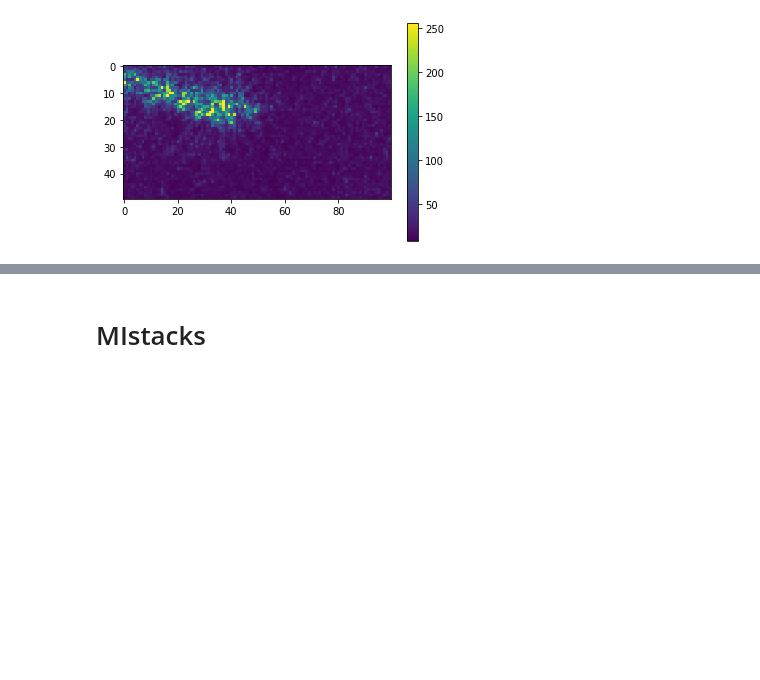
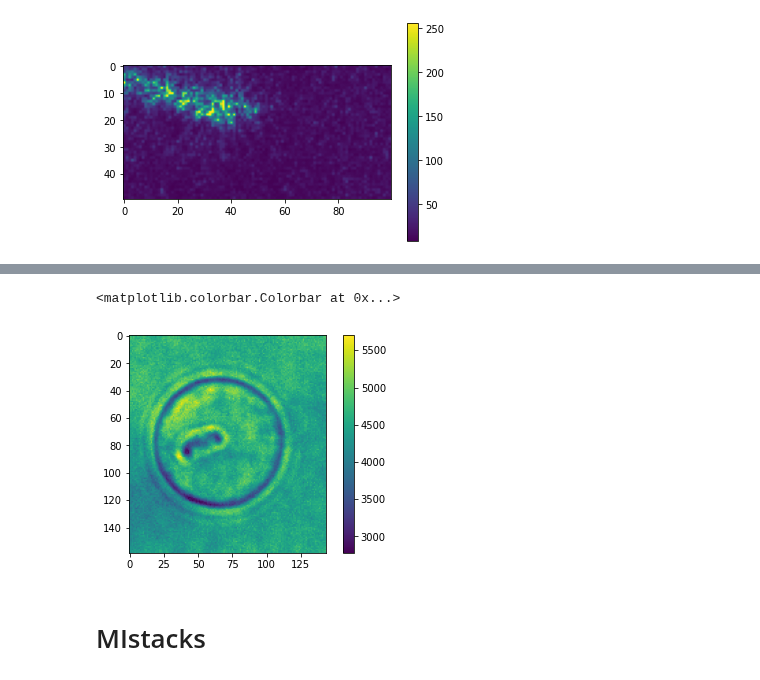
Before and after one commit to steaime/DSHpy, a Jupyter notebook: tutorial1_mifiles.ipynb, the cells around one changed output, grey strips where cells are left out. Saved outputs shown, nothing was run; the diff lists cells and outputs as text; code cells hidden in the pictures; blank space fills up the shorter version.

Commit message:
MIfile tutorial updated
tutorial updated with example for 16bit MIfile of given endianness

```diff
--- a/tutorial1_mifiles.ipynb
+++ b/tutorial1_mifiles.ipynb
@@ -141,0 +169,4 @@ plt.colorbar()
+# %%
+fname_16bit = os.path.join(froot, 'MIfile_16bit.dat')
+metadata_16bit_fname = os.path.join(froot, 'metadata_16bit.ini')
+mi_file_16bit = MI.MIfile(fname_16bit, metadata_16bit_fname)
@@ -142,3 +185,11 @@ plt.colorbar()
+# %%
+mi_file_16bit.OpenForReading()
+sample_ROI16bit = mi_file_16bit.GetImage(0)
+plt.imshow(sample_ROI16bit)
+plt.colorbar()
+# %% [output]
+<matplotlib.colorbar.Colorbar at 0x...>
+[figure, added]
 # %% [markdown]
 # MIstacks
 # %% [markdown]
```
Also changed, not shown: parts of 8 cells of this notebook, 3 other files.
